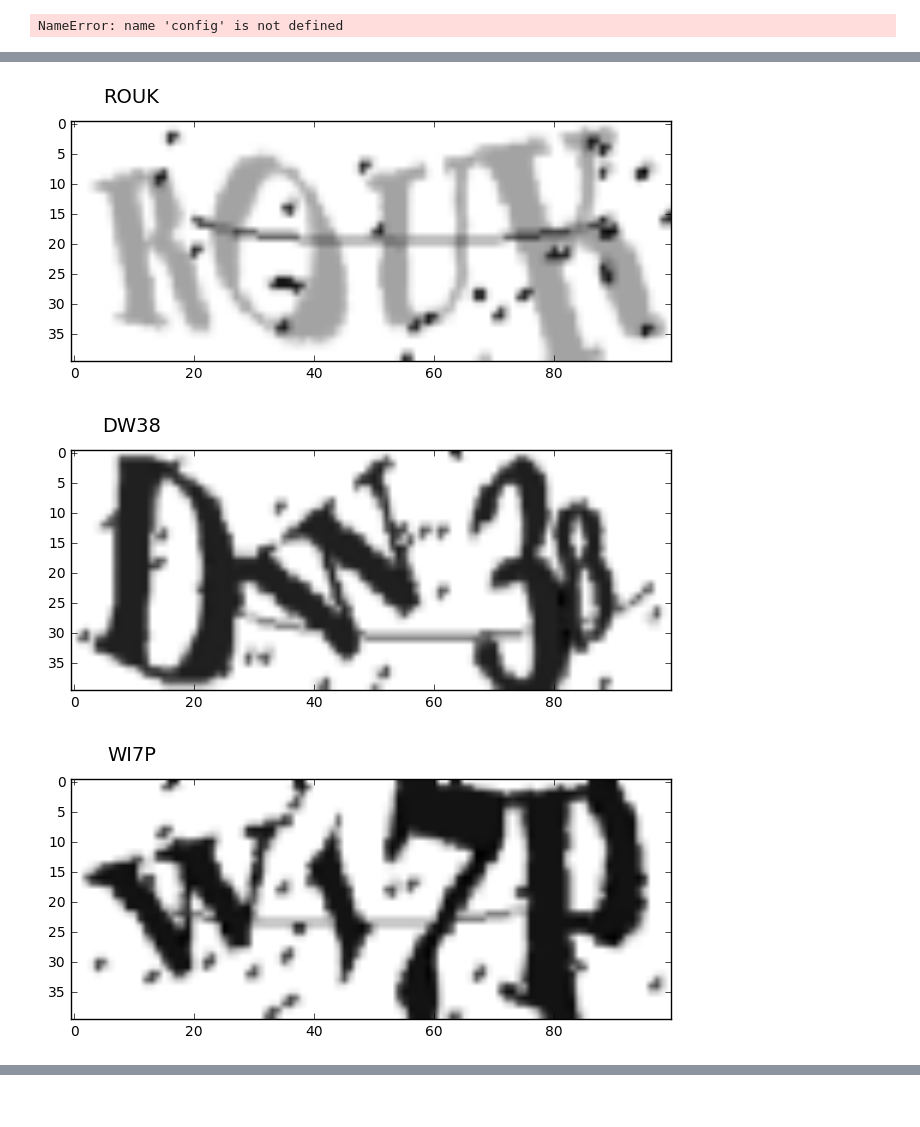
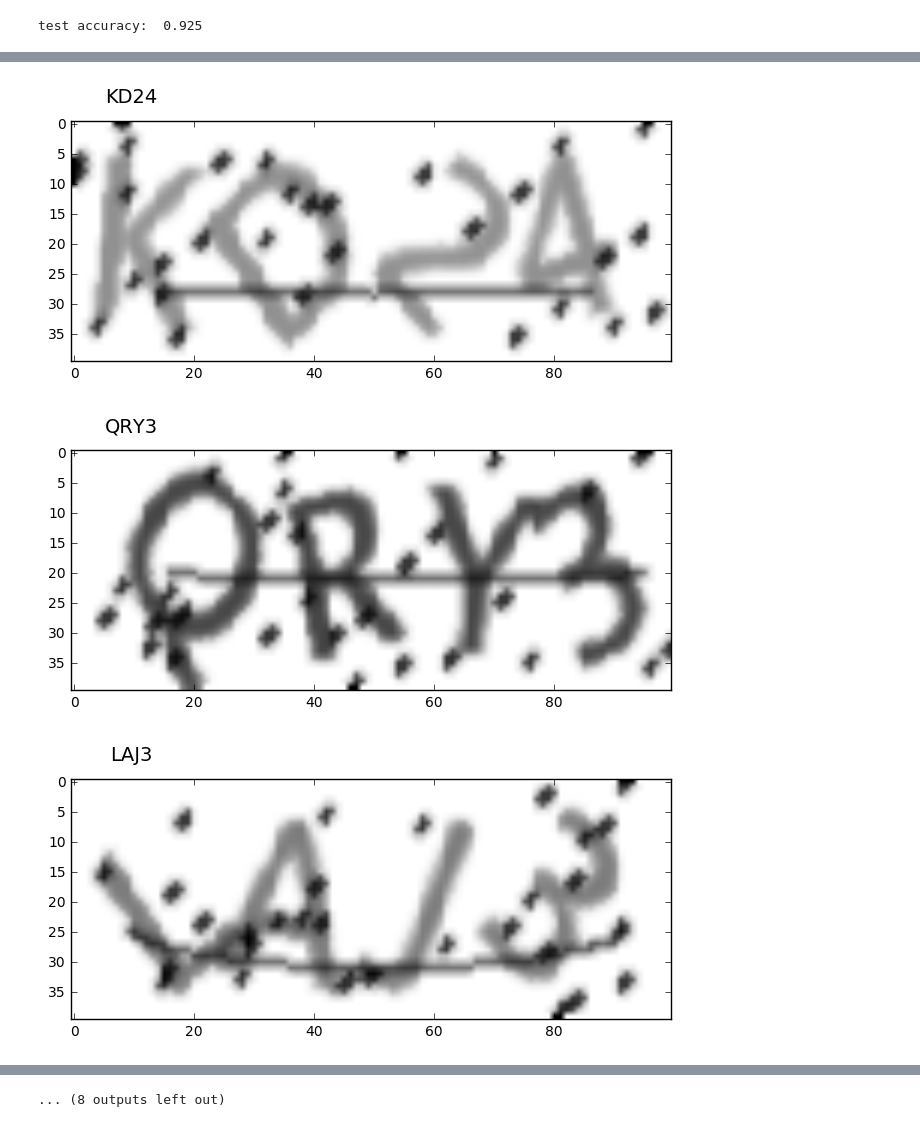
Before and after one commit to yuyang2009/kaggle, a Jupyter notebook: captcha.ipynb, the cells around one changed output, grey strips where cells are left out. Saved outputs shown, nothing was run; the diff lists cells and outputs as text; code cells hidden in the pictures.

```diff
--- a/captcha.ipynb
+++ b/captcha.ipynb
@@ -38,14 +38,16 @@ char_map = string.ascii_uppercase + string.digits
 
 def img_preprocess(img):
     img_resize = np.array(img.resize((width_images, height_images)))
-    img_gray = np.mean(img_resize, -1)
-#     img_gray = np.multiply(img_resize, [0.2989, 0.5870, 0.1140])
+#     img_gray = np.mean(img_resize, -1)
+    img_gray = np.dot(img_resize, [0.2989, 0.5870, 0.1140])
     img_scale = np.multiply(img_gray, 1/255.0)
+#     img_func = np.vectorize(lambda x: x if (x<0.7) else 1)
+#     return img_func(img_scale)
     return img_scale
 
 def dataset_generator(num_images):
 #     image_generator = ImageCaptcha(fonts=['./font/AntykwaBold.ttf'])
-    image_generator = ImageCaptcha(fonts=['./font/LucidaGrande.ttf'])
+    image_generator = ImageCaptcha(width=100, height=40, fonts=['./font/LucidaGrande.ttf'], font_sizes=[38])
     X = np.zeros((num_images, height_images, width_images))
     y = np.zeros((num_images, num_charmap*num_char))
     for i in range(num_images):
@@ -54,8 +56,8 @@ def dataset_generator(num_images):
         X[i, :, :] = img_preprocess(img)
         y_index = [ char_map.find(text[_i])+_i*num_charmap for _i in range(num_char)]
         y[i, y_index] = 1
-        if (i+1) % (num_images/5) == 0:
-            print("generating captcha " , i)
+#         if (i+1) % (num_images/5) == 0:
+#             print("generating captcha " , i)
     return X, y
         #灰度值求解
         #np.sum(np.array([0.2989, 0.5870, 0.1140]) * img, axis=2)
@@ -353,14 +387,16 @@ plt.imsave('./out.jpg', X_test[0], cmap='gray')
 sess = tf.InteractiveSession(config=config)
 sess.run(tf.global_variables_initializer())
 saver.restore(sess, "./model/model.ckpt")
-print("generate test dataset: \n", '-'*40)
-X_test, y_test = dataset_generator(10)
+# print("generate test dataset: \n", '-'*40)
+from captcha.image import ImageCaptcha
+image_generator = ImageCaptcha(width=100, height=40, fonts=['./font/LucidaGrande.ttf'], font_sizes=[38])
+X_test, y_test = dataset_generator(200)
 y_test = y_test.reshape(-1, num_char, num_charmap)
 X, y = X_test, y_test
 pred = max_idx_p.eval(feed_dict={x:X, keep_prob: 1.0})
 print("test accuracy: ",accuracy.eval(feed_dict={x: X, y_: y, keep_prob: 1.0}))
 # %% [output]
-NameError: name 'config' is not defined
+test accuracy:  0.925
 # %%
 # with tf.Session(config=config) as sess:
 # saver = tf.train.Saver()
@@ -369,10 +405,8 @@ NameError: name 'config' is not defined
 # sess = tf.InteractiveSession(config=config)
 # sess.run(tf.global_variables_initializer())
 # saver.restore(sess, "./model/model.ckpt")
-# X, y = X_batch, y_batch
-# print(accuracy.eval(feed_dict={x: X, y_: y, keep_prob: 1.0}))
-plot_ind = 0
-idx_lst = range(plot_ind, plot_ind+10)
+plot_ind = 50
+idx_lst = range(plot_ind, plot_ind+20)
 for idx in idx_lst:
 #     print(''.join([char_map[_i] for _i in pred[idx]]))
     text = ''.join([char_map[_i] for _i in pred[idx]])
@@ -387,3 +421,3 @@ for idx in idx_lst:
-[figure, old version]
+[figure, new version]
-[figure, old version]
+[figure, new version]
-[figure, old version]
+[figure, new version]
@@ -393,0 +430 @@ for idx in idx_lst:
+... (8 outputs left out)
```
Also changed, not shown: parts of 22 cells of this notebook.
